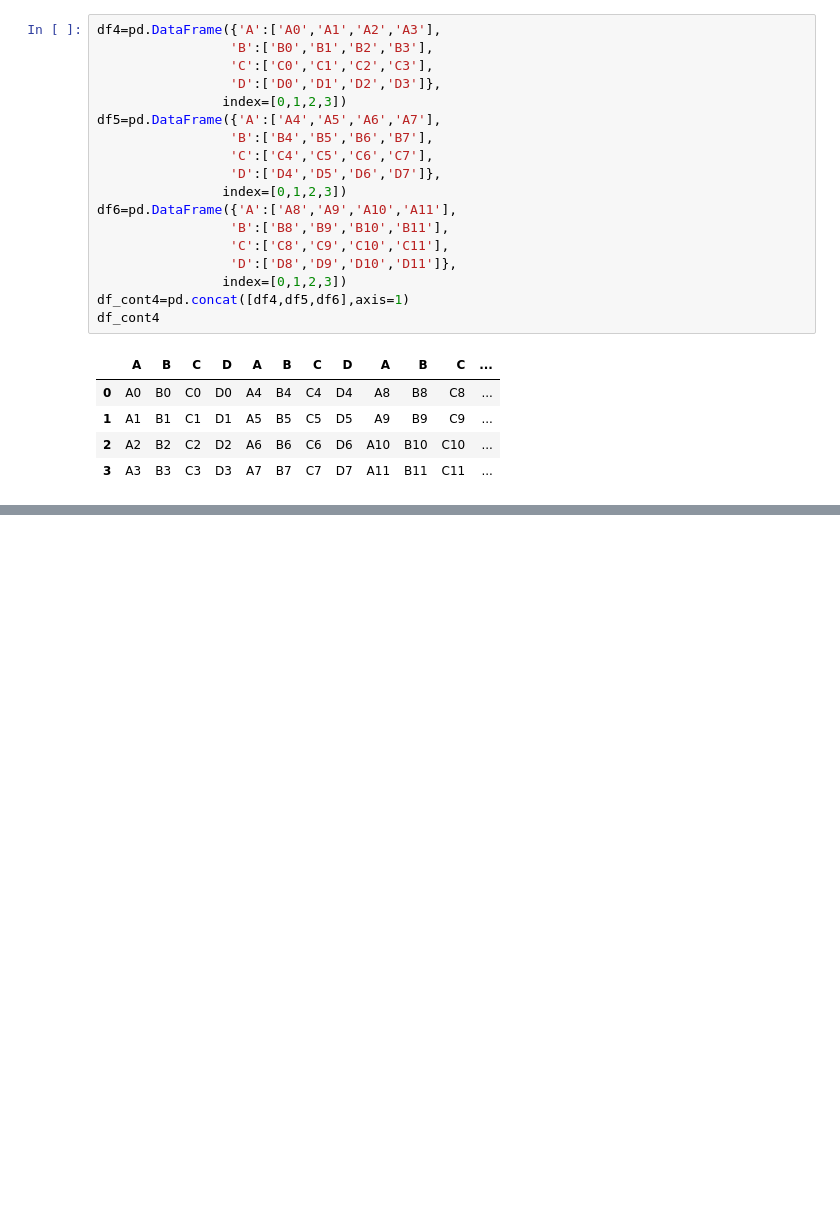
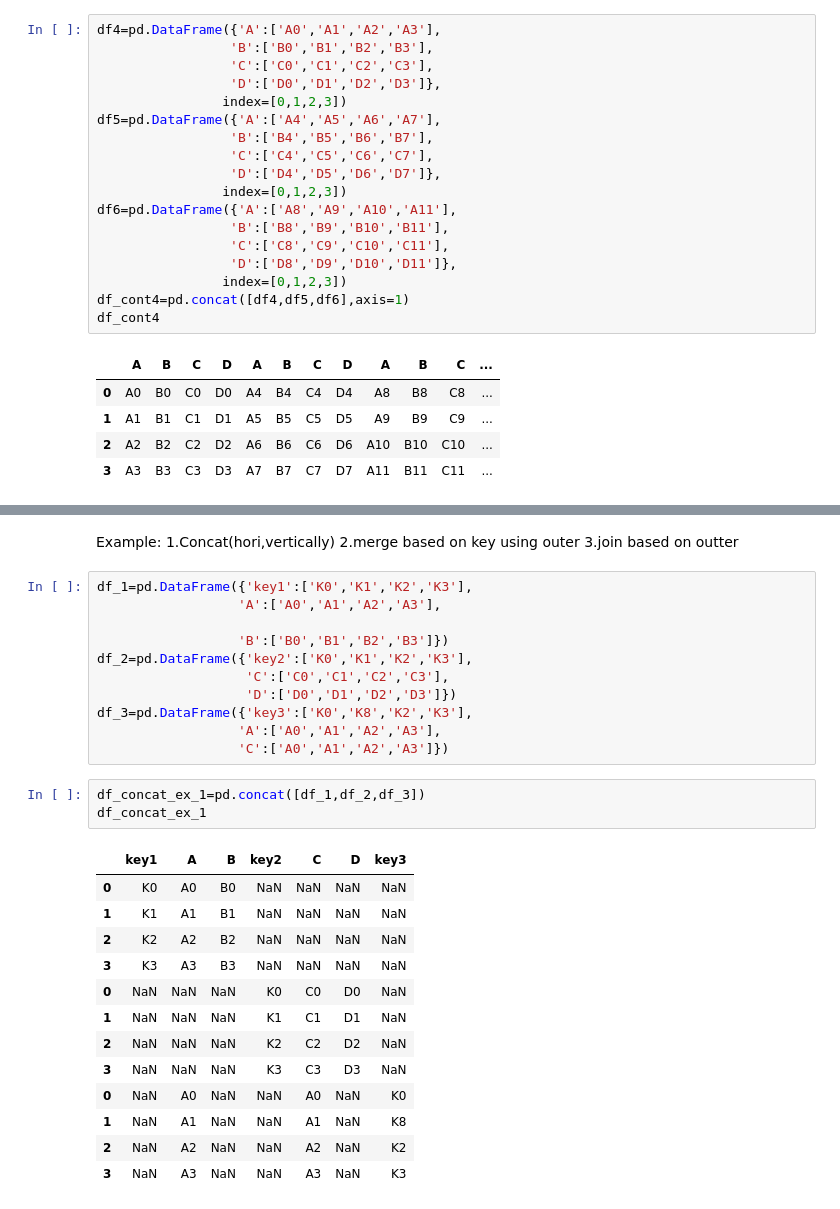
Before and after one commit to Parag18081994/Ghost, a Jupyter notebook: Python/Machine Learning iNeuron/26th_July_ML.ipynb, the cells around one changed output, grey strips where cells are left out. Cells and saved outputs as stored; diff of their text form; blank space fills up the shorter version.

Commit message:
26th_July_ML 01.17.54 youtube recording
26th_July_ML 01.17.54 asus machine.
Topic covered-
1.Merge
2.Join
youtube link-https://www.youtube.com/watch?v=73zhF1ix-20&t=3102s

```diff
--- a/Python/Machine Learning iNeuron/26th_July_ML.ipynb
+++ b/Python/Machine Learning iNeuron/26th_July_ML.ipynb
@@ -390,0 +489,33 @@ df_cont4
+# %% [markdown]
+Example:
+1.Concat(hori,vertically)
+2.merge based on key using outer
+3.join based on outter
+# %%
+df_1=pd.DataFrame({'key1':['K0','K1','K2','K3'],
+                  'A':['A0','A1','A2','A3'],
+
+                  'B':['B0','B1','B2','B3']})
+df_2=pd.DataFrame({'key2':['K0','K1','K2','K3'],
+                   'C':['C0','C1','C2','C3'],
+                   'D':['D0','D1','D2','D3']})
+df_3=pd.DataFrame({'key3':['K0','K8','K2','K3'],
+                  'A':['A0','A1','A2','A3'],
+                  'C':['A0','A1','A2','A3']})
+# %%
+df_concat_ex_1=pd.concat([df_1,df_2,df_3])
+df_concat_ex_1
+# %% [output]
+|  | key1 | A | B | key2 | C | D | key3 |
+| 0 | K0 | A0 | B0 | NaN | NaN | NaN | NaN |
+| 1 | K1 | A1 | B1 | NaN | NaN | NaN | NaN |
+| 2 | K2 | A2 | B2 | NaN | NaN | NaN | NaN |
+| 3 | K3 | A3 | B3 | NaN | NaN | NaN | NaN |
+| 0 | NaN | NaN | NaN | K0 | C0 | D0 | NaN |
+| 1 | NaN | NaN | NaN | K1 | C1 | D1 | NaN |
+| 2 | NaN | NaN | NaN | K2 | C2 | D2 | NaN |
+| 3 | NaN | NaN | NaN | K3 | C3 | D3 | NaN |
+| 0 | NaN | A0 | NaN | NaN | A0 | NaN | K0 |
+| 1 | NaN | A1 | NaN | NaN | A1 | NaN | K8 |
+| 2 | NaN | A2 | NaN | NaN | A2 | NaN | K2 |
+| 3 | NaN | A3 | NaN | NaN | A3 | NaN | K3 |
```
Also changed, not shown: parts of 18 cells of this notebook.
